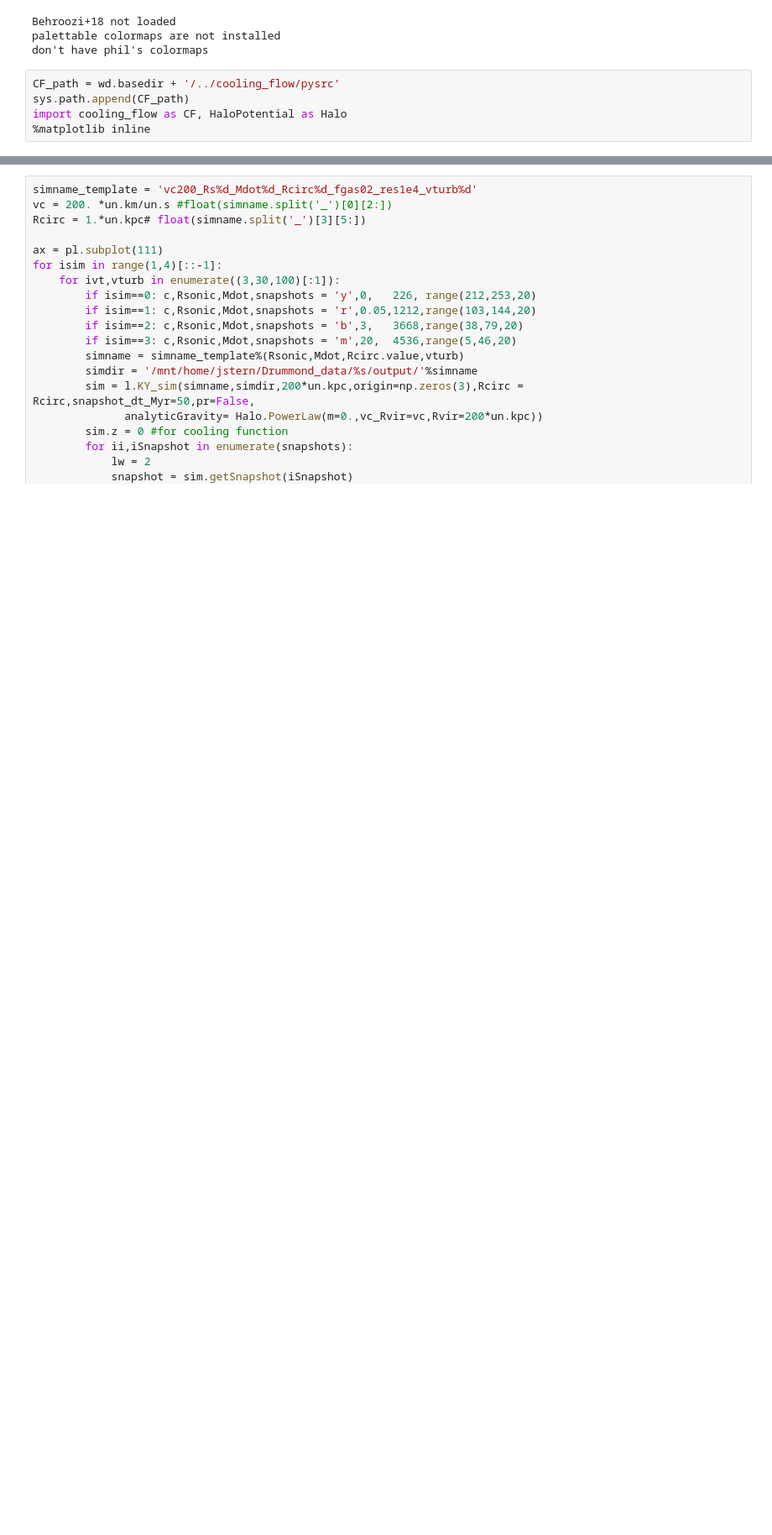
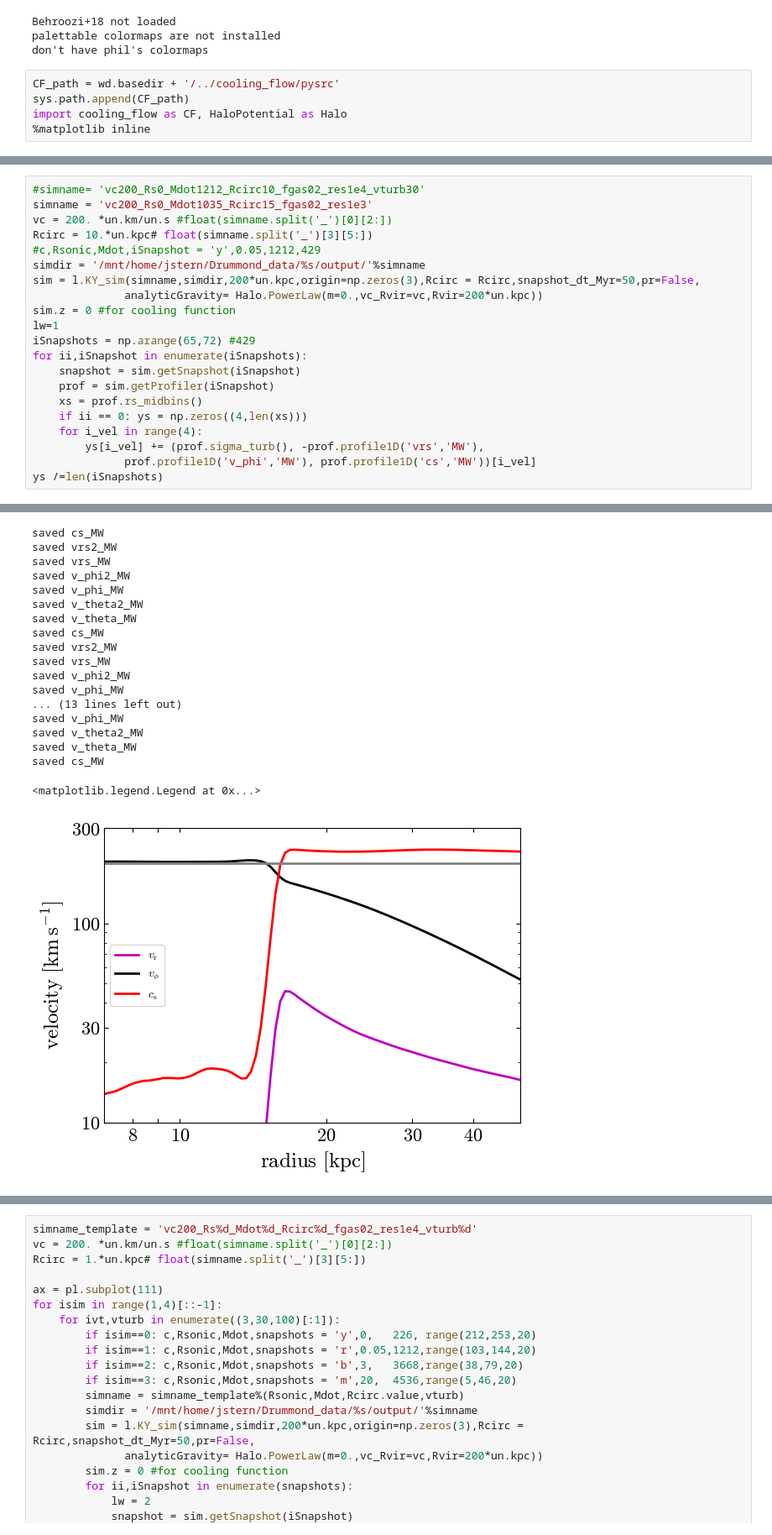
Before and after one commit to JonathanSternAstro/gizmo_analysis, a Jupyter notebook: ipynb/subsonic_solution/turbulence_analysis.ipynb, the cells around one changed output, grey strips where cells are left out. Shown at 84% size. Drawn from its saved outputs; the diff is of its cells as text; blank space fills up the shorter version.

```diff
--- a/ipynb/subsonic_solution/turbulence_analysis.ipynb
+++ b/ipynb/subsonic_solution/turbulence_analysis.ipynb
@@ -27,0 +32,22 @@ import cooling_flow as CF, HaloPotential as Halo
+# %%
+#simname= 'vc200_Rs0_Mdot1212_Rcirc10_fgas02_res1e4_vturb30'
+simname = 'vc200_Rs0_Mdot1035_Rcirc15_fgas02_res1e3'
+vc = 200. *un.km/un.s #float(simname.split('_')[0][2:])
+Rcirc = 10.*un.kpc# float(simname.split('_')[3][5:])
+#c,Rsonic,Mdot,iSnapshot = 'y',0.05,1212,429
+simdir = '/mnt/home/jstern/Drummond_data/%s/output/'%simname
+sim = l.KY_sim(simname,simdir,200*un.kpc,origin=np.zeros(3),Rcirc = Rcirc,snapshot_dt_Myr=50,pr=False,
+              analyticGravity= Halo.PowerLaw(m=0.,vc_Rvir=vc,Rvir=200*un.kpc))
+sim.z = 0 #for cooling function
+lw=1
+iSnapshots = np.arange(65,72) #429
+for ii,iSnapshot in enumerate(iSnapshots):
+    snapshot = sim.getSnapshot(iSnapshot)
+    prof = sim.getProfiler(iSnapshot)
+    xs = prof.rs_midbins()
+    if ii == 0: ys = np.zeros((4,len(xs)))
+    for i_vel in range(4):
+        ys[i_vel] += (prof.sigma_turb(), -prof.profile1D('vrs','MW'),
+              prof.profile1D('v_phi','MW'), prof.profile1D('cs','MW'))[i_vel]
+ys /=len(iSnapshots)
+# %% [output]
@@ -27,0 +67,19 @@ import cooling_flow as CF, HaloPotential as Halo
+saved cs_MW
+saved vrs2_MW
+saved vrs_MW
+saved v_phi2_MW
+saved v_phi_MW
+saved v_theta2_MW
+saved v_theta_MW
+saved cs_MW
+saved vrs2_MW
+saved vrs_MW
+saved v_phi2_MW
+saved v_phi_MW
+... (13 lines left out)
+saved v_phi_MW
+saved v_theta2_MW
+saved v_theta_MW
+saved cs_MW
+<matplotlib.legend.Legend at 0x...>
+[figure, added]
```
Also changed, not shown: parts of 5 cells of this notebook, 5 other files.
